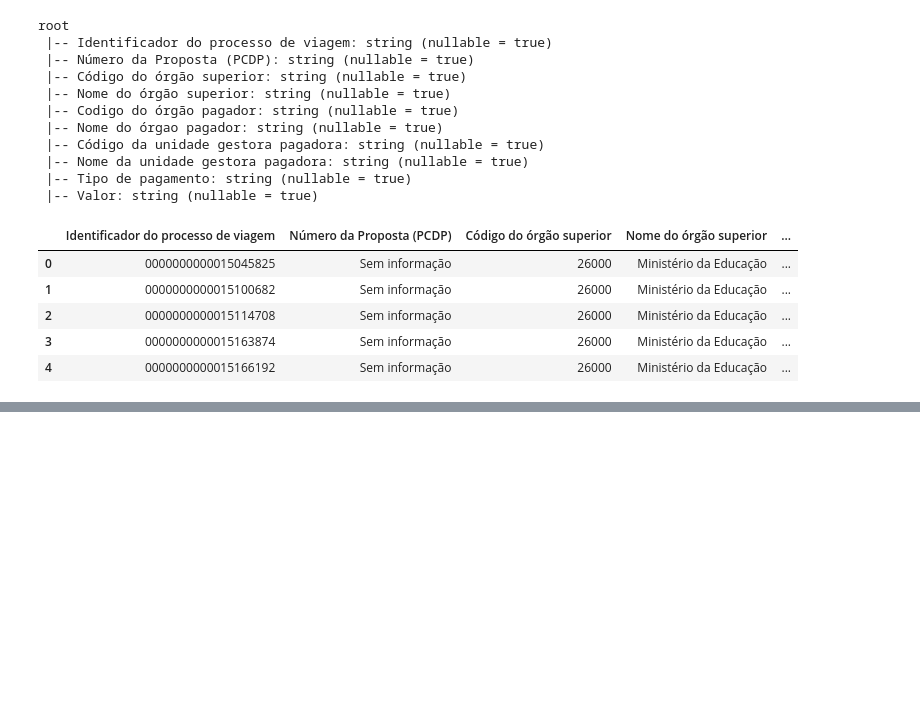
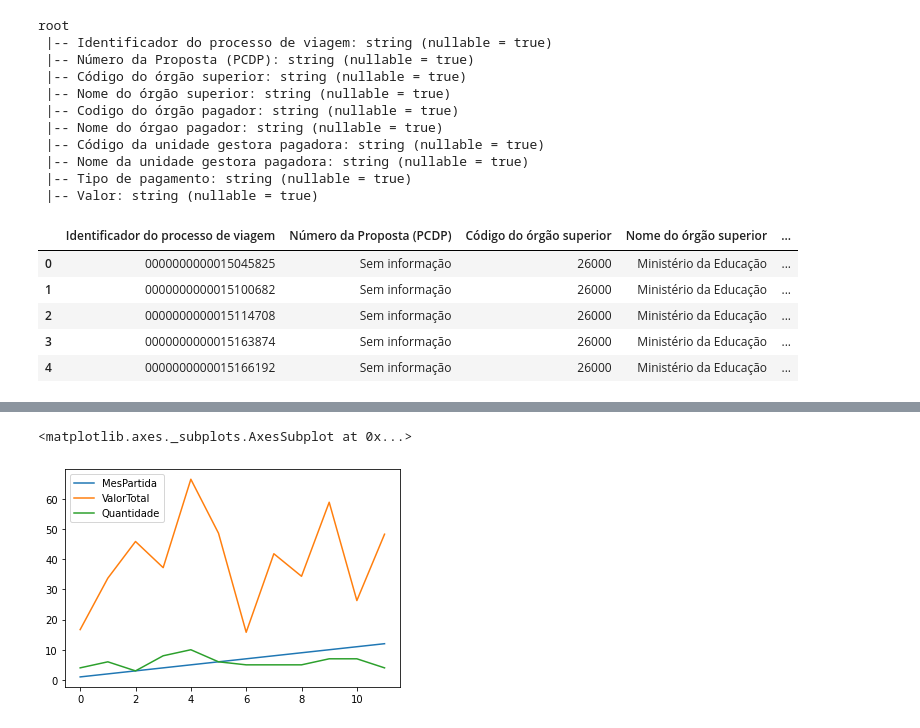
Before and after one commit to broilo/Summaries, a Jupyter notebook: big-data/spark_notebook-example.ipynb, the cells around one changed output, grey strips where cells are left out. Saved outputs shown, nothing was run; the diff lists cells and outputs as text; code cells hidden in the pictures; blank space fills up the shorter version.

```diff
--- a/big-data/spark_notebook-example.ipynb
+++ b/big-data/spark_notebook-example.ipynb
@@ -34,3 +35,14 @@ df.limit(5).toPandas()
 | 2 | 0000000000015114708 | Sem informação | 26000 | Ministério da Educação | ... |
 | 3 | 0000000000015163874 | Sem informação | 26000 | Ministério da Educação | ... |
 | 4 | 0000000000015166192 | Sem informação | 26000 | Ministério da Educação | ... |
+# %%
+from pyspark.sql import functions as F
+from pyspark.sql.types import FloatType
+
+def to_value(v):
+    try:
+        return float(v.replace(",", "."))
+    #except ValueError:
+    except:
+        return 0.0
+udf_to_value = F.udf(to_value, FloatType())
@@ -36,0 +121,2 @@ df.limit(5).toPandas()
+# %%
+df2 = spark.read.csv(PATH2, header=True, sep=";")
@@ -36,0 +153,4 @@ df.limit(5).toPandas()
+# %%
+df2_typed = df2.withColumn("Valor passagens", udf_to_value(df2["Valor passagens"])) \
+    .withColumn("Valor diárias", udf_to_value(df2["Valor diárias"])) \
+    .withColumn("Valor outros gastos", udf_to_value(df2["Valor outros gastos"]))
@@ -36,0 +299,10 @@ df.limit(5).toPandas()
+# %%
+pd_gastador = df2_typed.filter((df2_typed["Nome"]=="BENTO COSTA LIMA LEITE DE ALBUQUERQUE JUNIOR") & \
+                 (df2_typed["CPF viajante"]=="***.593.277-**")) \
+    .withColumn("DataPartida", F.to_date(df2_typed["Período - Data de início"], format="dd/MM/yyyy")) \
+    .groupBy(F.month("DataPartida").alias("MesPartida")) \
+    .agg(((F.sum("Valor passagens") + F.sum("Valor diárias") + F.sum("Valor outros gastos")) / F.lit(1_000)) \
+    .alias("ValorTotal"), \
+        F.count("Valor passagens").alias("Quantidade")) \
+    .orderBy("MesPartida") \
+    .toPandas()
@@ -36,0 +325,5 @@ df.limit(5).toPandas()
+# %%
+pd_gastador.plot(x="MesPartida")
+# %% [output]
+<matplotlib.axes._subplots.AxesSubplot at 0x...>
+[figure, added]
```
Also changed, not shown: parts of 23 cells of this notebook.
